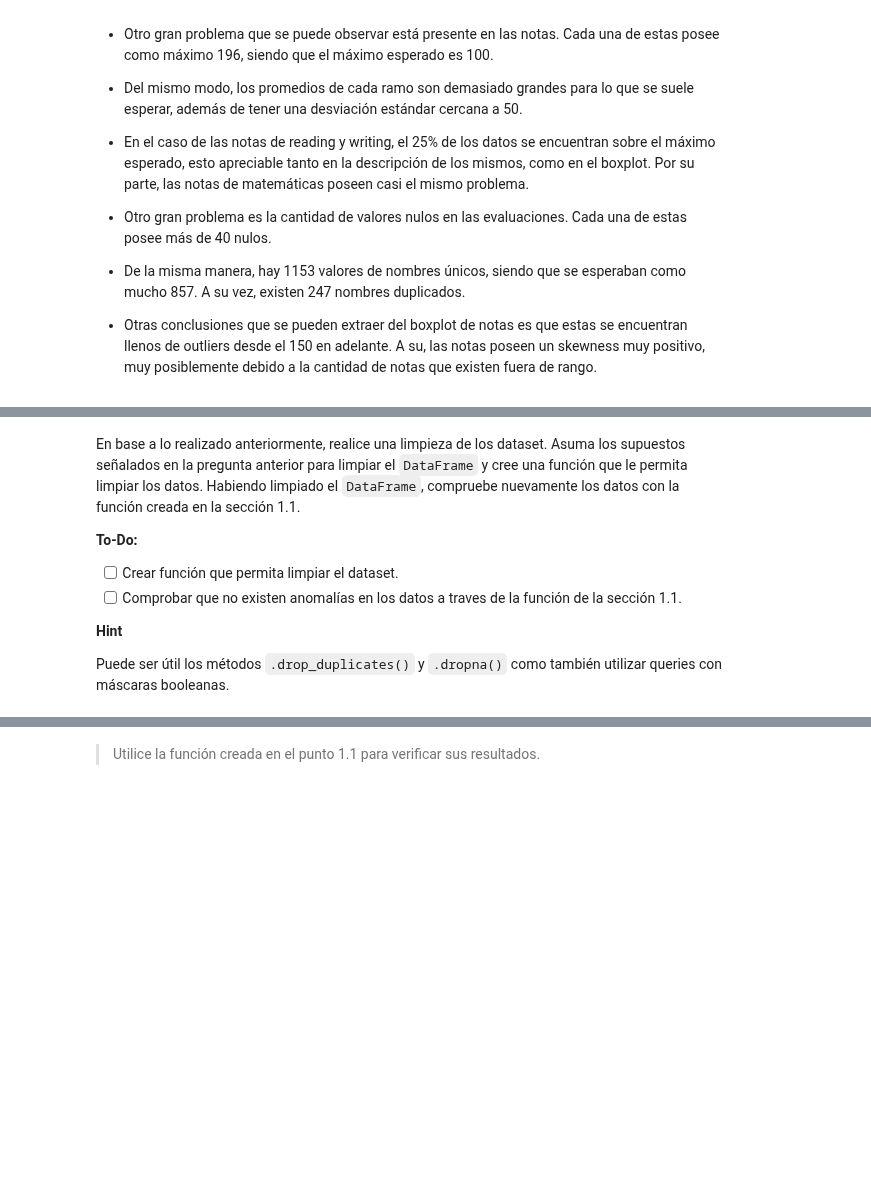
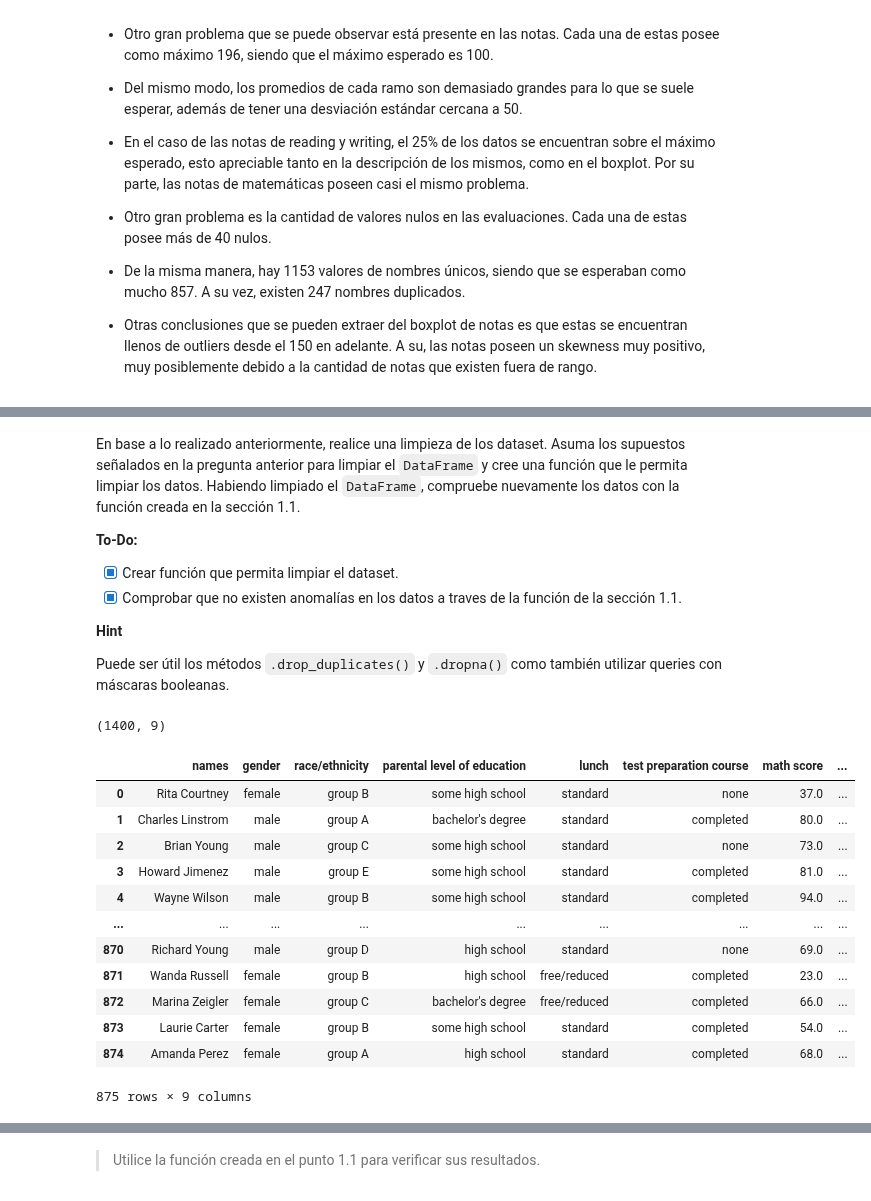
Before and after one commit to RaulSilvaA/MDS7202-mora-silva, a Jupyter notebook: lab4/Lab4.ipynb, the cells around one changed output, grey strips where cells are left out. Drawn from its saved outputs; the diff is of its cells as text; code cells hidden in the pictures; blank space fills up the shorter version.

```diff
--- a/lab4/Lab4.ipynb
+++ b/lab4/Lab4.ipynb
@@ -400,8 +402,8 @@ En base a lo realizado anteriormente, realice una limpieza de los dataset. Asuma
 
 **To-Do:**
 
-- [ ] Crear función que permita limpiar el dataset.
-- [ ] Comprobar que no existen anomalías en los datos a traves de la función de la sección 1.1.
+- [X] Crear función que permita limpiar el dataset.
+- [X] Comprobar que no existen anomalías en los datos a traves de la función de la sección 1.1.
 
 **Hint**
 
@@ -408,0 +413,4 @@
+# %%
+df_grades_unclean.shape
+# %% [output]
+(1400, 9)
@@ -408,0 +431,17 @@
+# %%
+df_grades = clean_data(df_grades, duplicated_subset=['names'])
+df_grades
+# %% [output]
+|  | names | gender | race/ethnicity | parental level of education | lunch | test preparation course | math score | ... |
+| 0 | Rita Courtney | female | group B | some high school | standard | none | 37.0 | ... |
+| 1 | Charles Linstrom | male | group A | bachelor's degree | standard | completed | 80.0 | ... |
+| 2 | Brian Young | male | group C | some high school | standard | none | 73.0 | ... |
+| 3 | Howard Jimenez | male | group E | some high school | standard | completed | 81.0 | ... |
+| 4 | Wayne Wilson | male | group B | some high school | standard | completed | 94.0 | ... |
+| ... | ... | ... | ... | ... | ... | ... | ... | ... |
+| 870 | Richard Young | male | group D | high school | standard | none | 69.0 | ... |
+| 871 | Wanda Russell | female | group B | high school | free/reduced | completed | 23.0 | ... |
+| 872 | Marina Zeigler | female | group C | bachelor's degree | free/reduced | completed | 66.0 | ... |
+| 873 | Laurie Carter | female | group B | some high school | standard | completed | 54.0 | ... |
+| 874 | Amanda Perez | female | group A | high school | standard | completed | 68.0 | ... |
+875 rows × 9 columns
```
Also changed, not shown: parts of 14 cells of this notebook.
